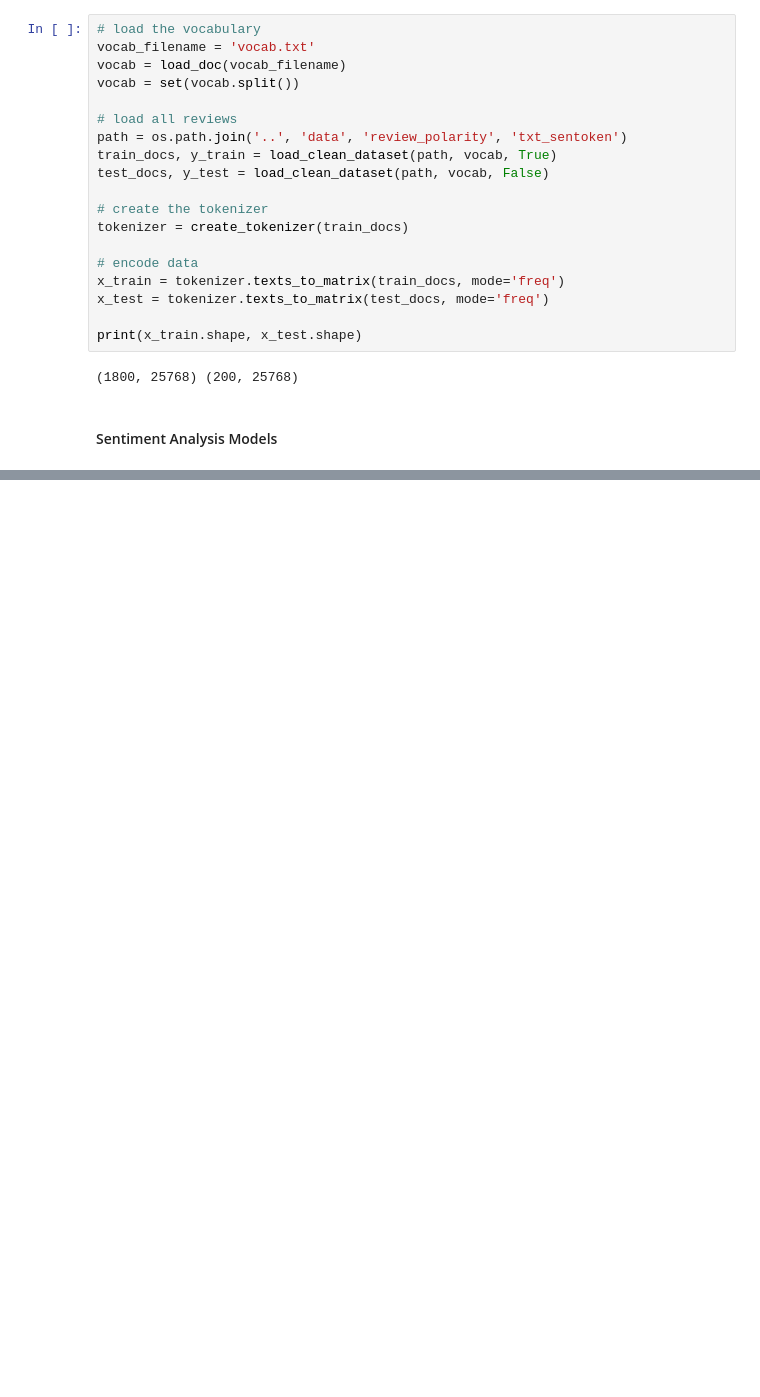
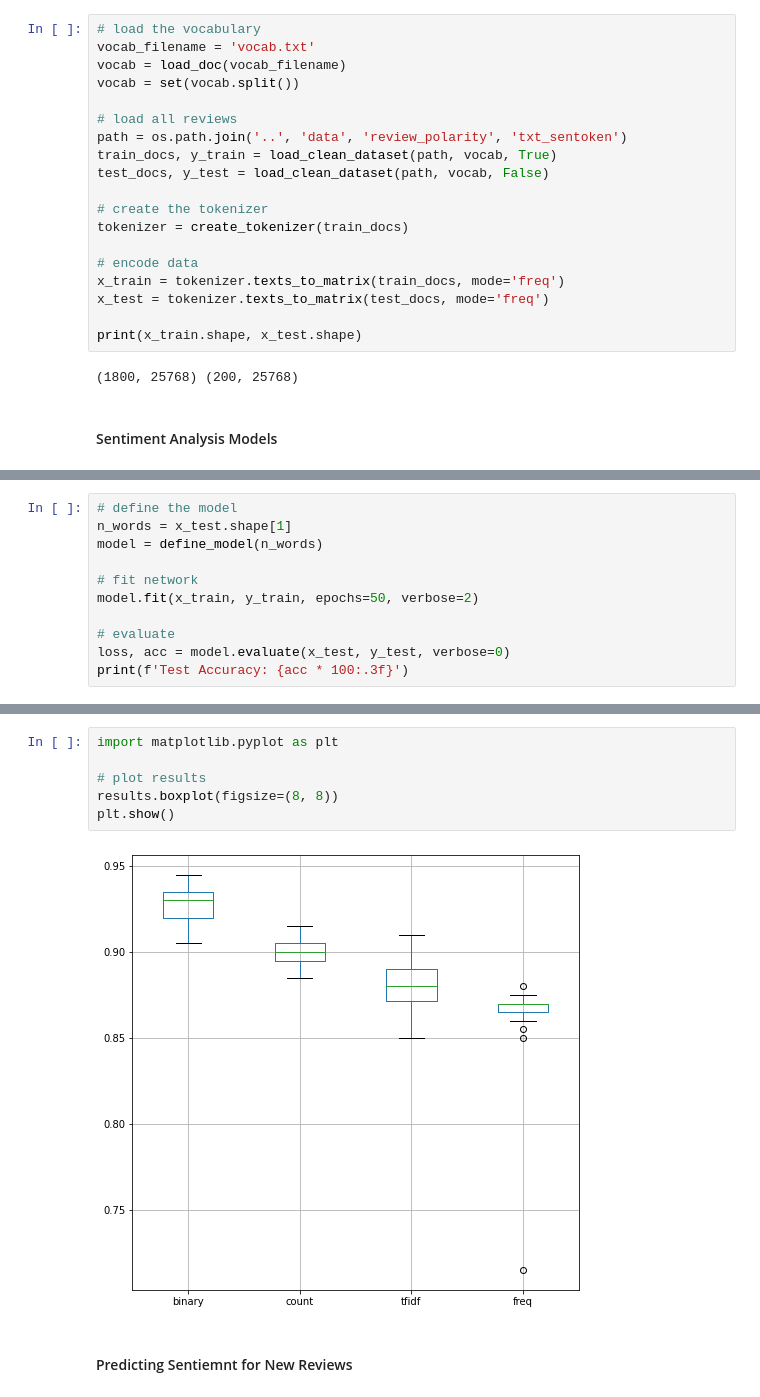
Before and after one commit to lepetitprinz/machine-learning-mastery, a Jupyter notebook: Deep Learning for Natural Language Processing/Part4. Bag-of-Words.ipynb, the cells around one changed output, grey strips where cells are left out. Drawn from its saved outputs; the diff is of its cells as text; blank space fills up the shorter version.

```diff
--- a/Deep Learning for Natural Language Processing/Part4. Bag-of-Words.ipynb
+++ b/Deep Learning for Natural Language Processing/Part4. Bag-of-Words.ipynb
@@ -649,0 +672,11 @@ print(x_train.shape, x_test.shape)
+# %%
+# define the model
+n_words = x_test.shape[1]
+model = define_model(n_words)
+
+# fit network
+model.fit(x_train, y_train, epochs=50, verbose=2)
+
+# evaluate
+loss, acc = model.evaluate(x_test, y_test, verbose=0)
+print(f'Test Accuracy: {acc * 100:.3f}')
@@ -649,0 +788,10 @@ print(x_train.shape, x_test.shape)
+# %%
+import matplotlib.pyplot as plt
+
+# plot results
+results.boxplot(figsize=(8, 8))
+plt.show()
+# %% [output]
+[figure, added]
+# %% [markdown]
+#### Predicting Sentiemnt for New Reviews
```
Also changed, not shown: parts of 9 cells of this notebook, 1 other file.
